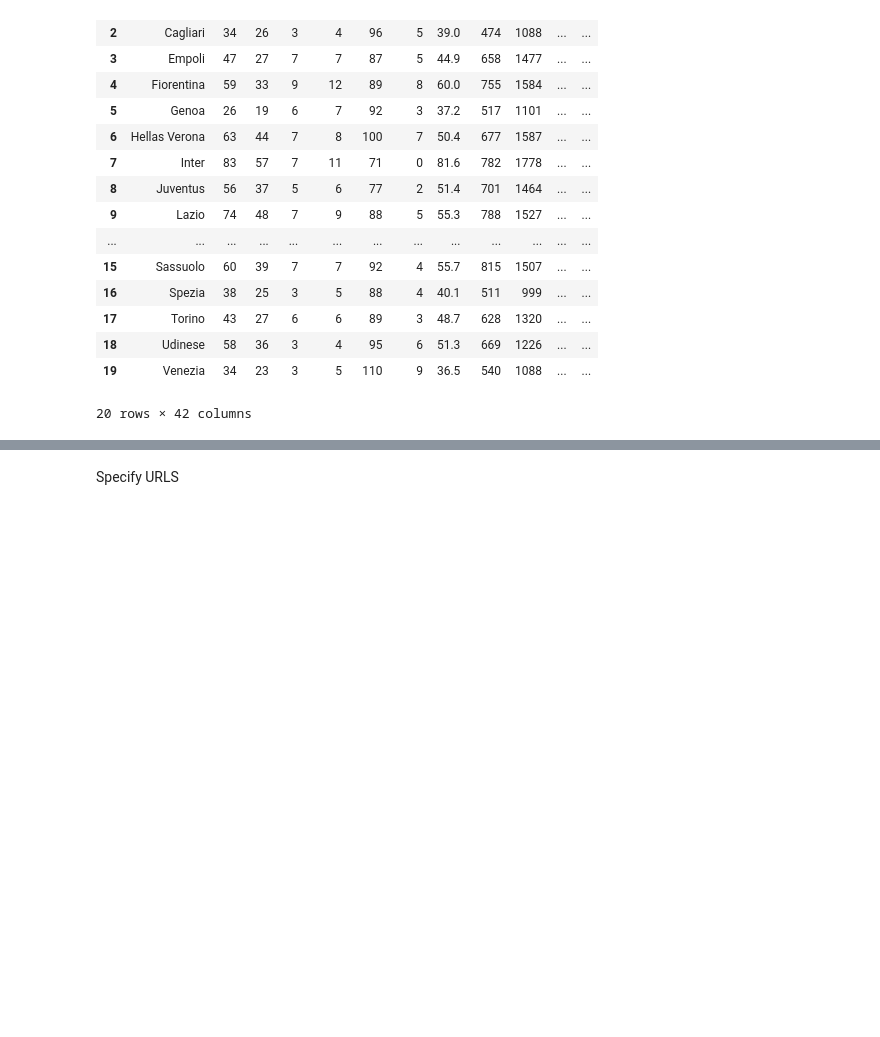
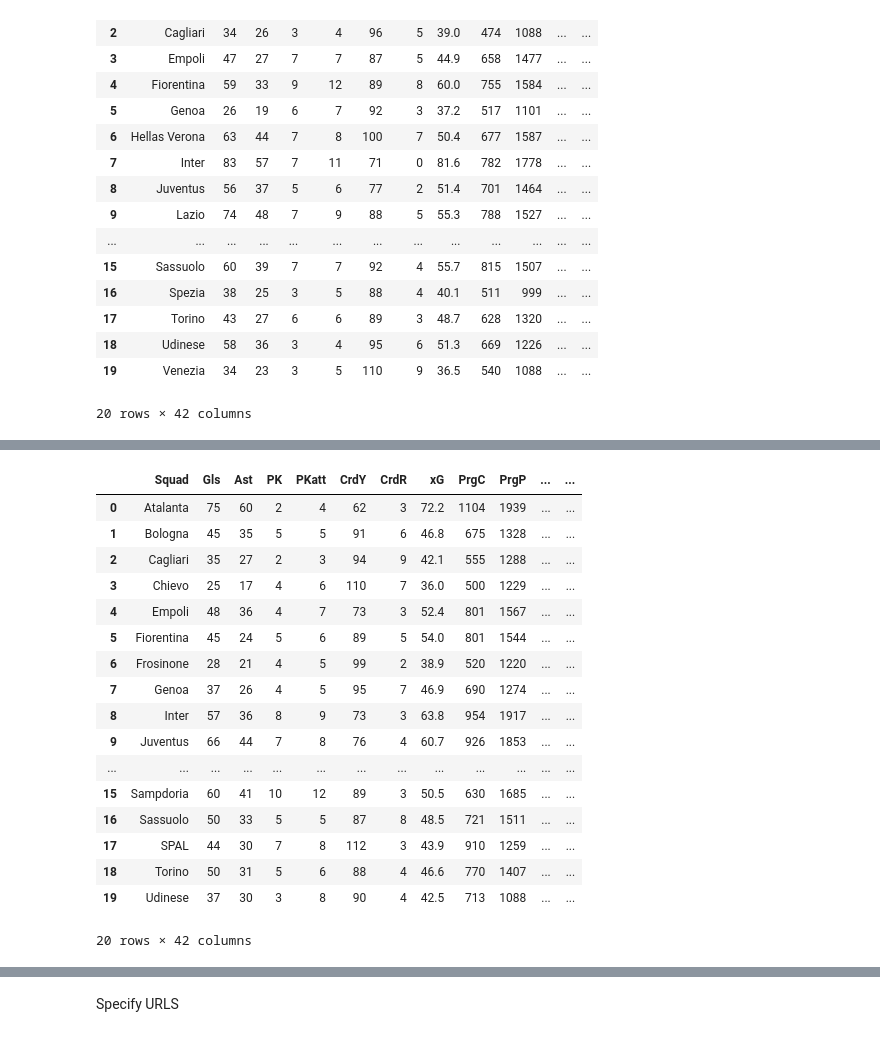
Before and after one commit to tasosnikitakis/Data_Science_Notebooks, a Jupyter notebook: FBREF_data_scrapping.ipynb, the cells around one changed output, grey strips where cells are left out. Cells and saved outputs as stored; diff of their text form; code cells hidden in the pictures; blank space fills up the shorter version.

```diff
--- a/FBREF_data_scrapping.ipynb
+++ b/FBREF_data_scrapping.ipynb
@@ -209,0 +206,21 @@ plt.ylabel('SoT')
+# %%
+SerieA_stats_2018_2019
+# %% [output]
+|  | Squad | Gls | Ast | PK | PKatt | CrdY | CrdR | xG | PrgC | PrgP | ... | ... |
+| 0 | Atalanta | 75 | 60 | 2 | 4 | 62 | 3 | 72.2 | 1104 | 1939 | ... | ... |
+| 1 | Bologna | 45 | 35 | 5 | 5 | 91 | 6 | 46.8 | 675 | 1328 | ... | ... |
+| 2 | Cagliari | 35 | 27 | 2 | 3 | 94 | 9 | 42.1 | 555 | 1288 | ... | ... |
+| 3 | Chievo | 25 | 17 | 4 | 6 | 110 | 7 | 36.0 | 500 | 1229 | ... | ... |
+| 4 | Empoli | 48 | 36 | 4 | 7 | 73 | 3 | 52.4 | 801 | 1567 | ... | ... |
+| 5 | Fiorentina | 45 | 24 | 5 | 6 | 89 | 5 | 54.0 | 801 | 1544 | ... | ... |
+| 6 | Frosinone | 28 | 21 | 4 | 5 | 99 | 2 | 38.9 | 520 | 1220 | ... | ... |
+| 7 | Genoa | 37 | 26 | 4 | 5 | 95 | 7 | 46.9 | 690 | 1274 | ... | ... |
+| 8 | Inter | 57 | 36 | 8 | 9 | 73 | 3 | 63.8 | 954 | 1917 | ... | ... |
+| 9 | Juventus | 66 | 44 | 7 | 8 | 76 | 4 | 60.7 | 926 | 1853 | ... | ... |
+| ... | ... | ... | ... | ... | ... | ... | ... | ... | ... | ... | ... | ... |
+| 15 | Sampdoria | 60 | 41 | 10 | 12 | 89 | 3 | 50.5 | 630 | 1685 | ... | ... |
+| 16 | Sassuolo | 50 | 33 | 5 | 5 | 87 | 8 | 48.5 | 721 | 1511 | ... | ... |
+| 17 | SPAL | 44 | 30 | 7 | 8 | 112 | 3 | 43.9 | 910 | 1259 | ... | ... |
+| 18 | Torino | 50 | 31 | 5 | 6 | 88 | 4 | 46.6 | 770 | 1407 | ... | ... |
+| 19 | Udinese | 37 | 30 | 3 | 8 | 90 | 4 | 42.5 | 713 | 1088 | ... | ... |
+20 rows × 42 columns
```
Also changed, not shown: parts of 34 cells of this notebook.
